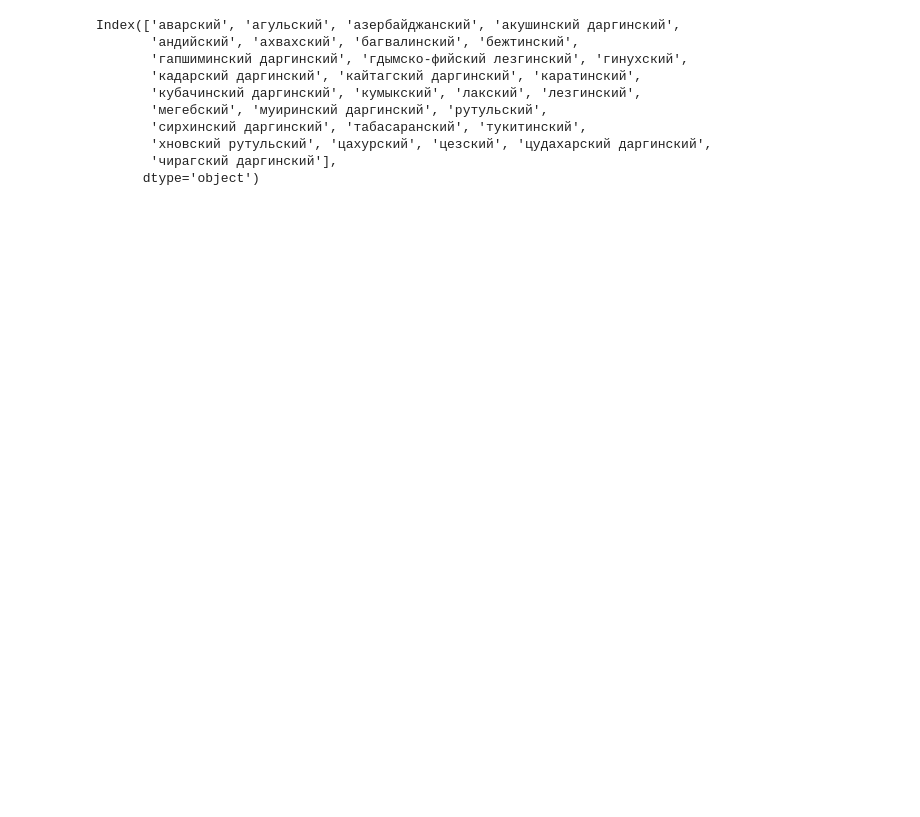
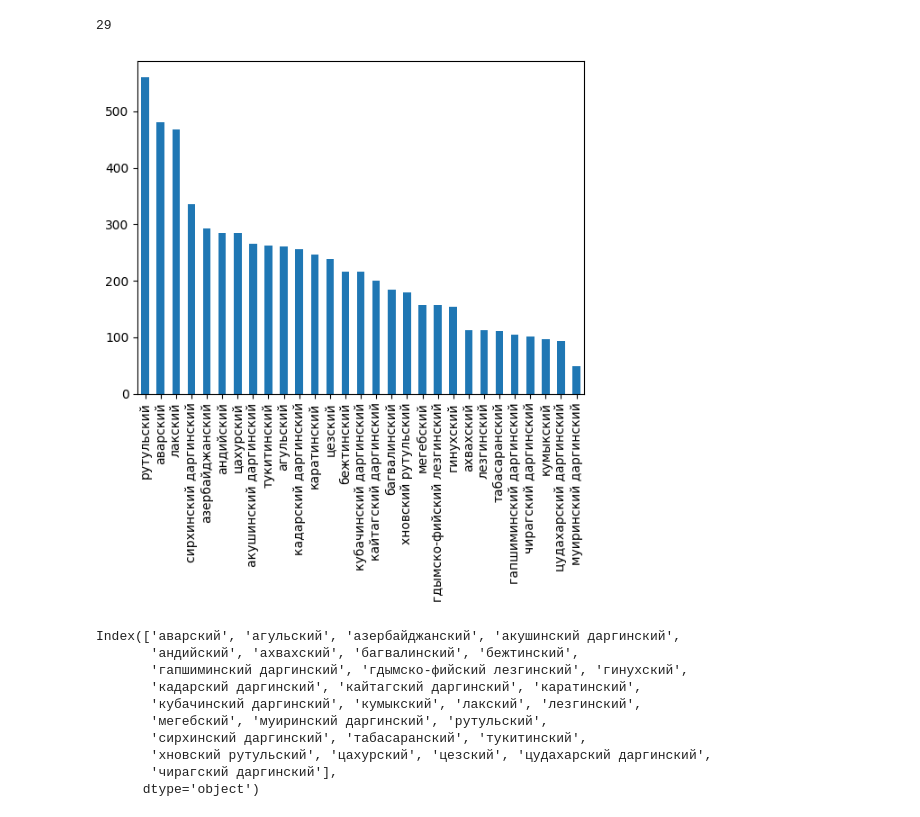
Before and after one commit to alexeykosh/2023-Daghestan-colexification, a Jupyter notebook: multidag_graph.ipynb, the cells around one changed output. Saved outputs shown, nothing was run; the diff lists cells and outputs as text; code cells hidden in the pictures; blank space fills up the shorter version.

```diff
--- a/multidag_graph.ipynb
+++ b/multidag_graph.ipynb
@@ -11,3 +49,13 @@ data = pd.read_csv('data/all.csv', index_col=0)
+# %%
+len(data['mother tongue'].unique())
+# %% [output]
+29
+# %%
+# plot the number of speakers per mother tongue
+data['mother tongue'].value_counts().plot(kind='bar')
+plt.show()
+# %% [output]
+[figure, added]
 # %%
 data.set_index('mother tongue', inplace=True)
 # %%
```
Also changed, not shown: parts of 9 cells of this notebook, 3 other files.
